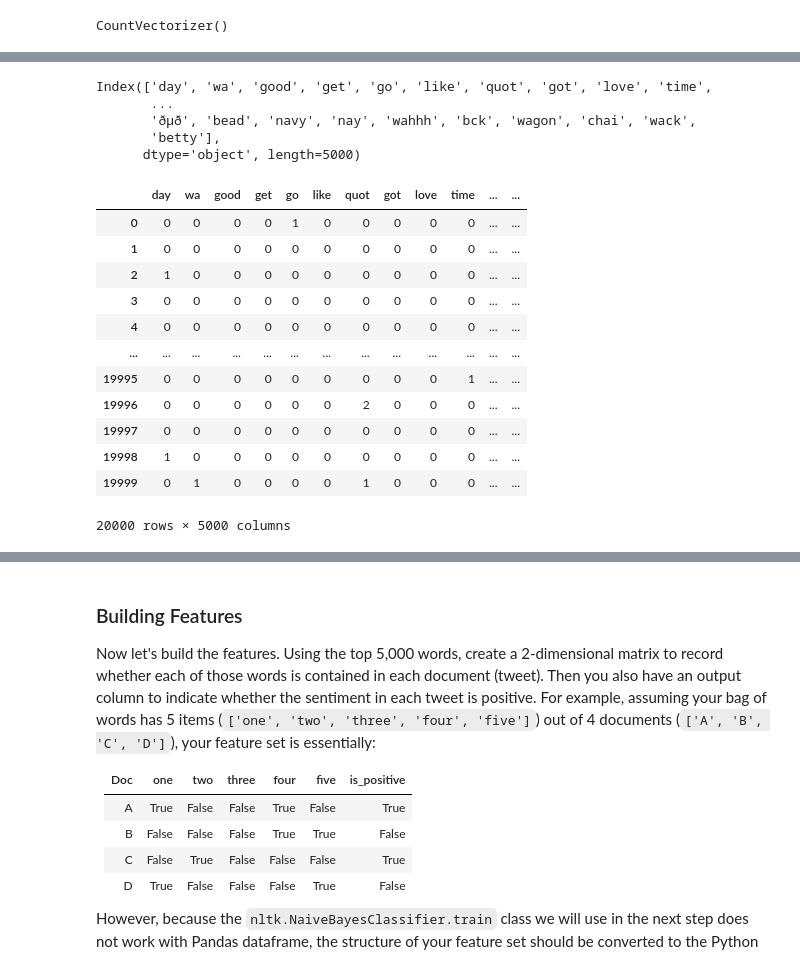
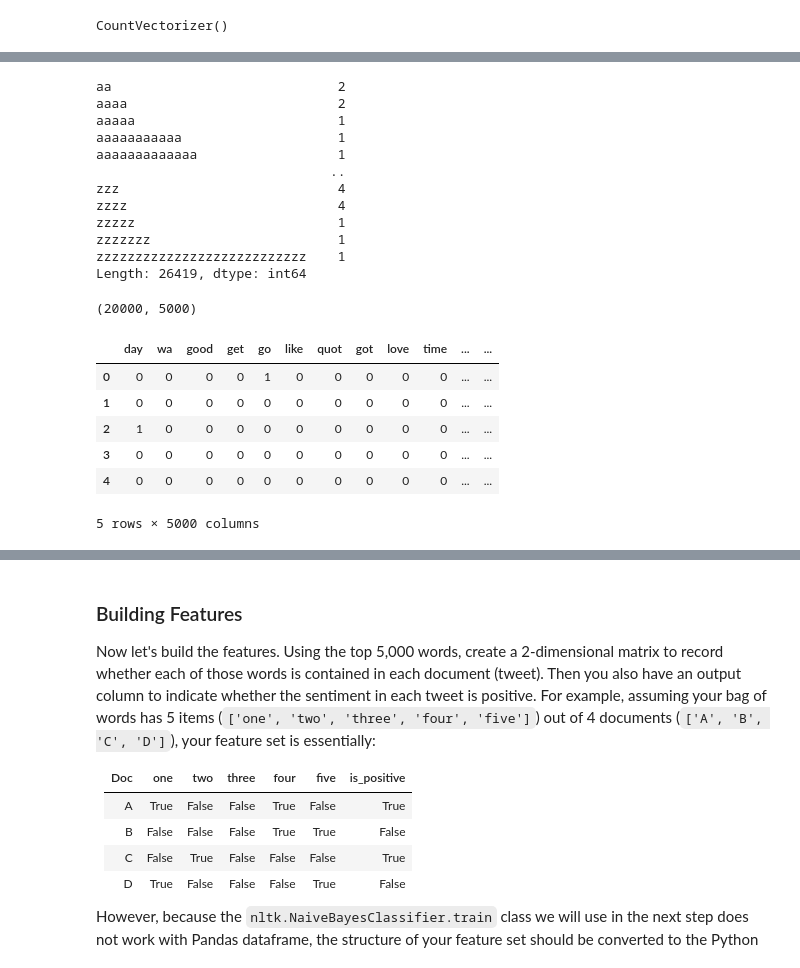
Before and after one commit to AGordon777/lab-nlp, a Jupyter notebook: your-code/challenge-2.ipynb, the cells around one changed output, grey strips where cells are left out. Cells and saved outputs as stored; diff of their text form; code cells hidden in the pictures.

```diff
--- a/your-code/challenge-2.ipynb
+++ b/your-code/challenge-2.ipynb
@@ -216,26 +197,35 @@ Length: 26820, dtype: int64
+# %%
+# summing each column will give the total frequency of words from all blobs
+word_frequencies = bow_df.sum()
+word_frequencies
+# %% [output]
+aa                             2
+aaaa                           2
+aaaaa                          1
+aaaaaaaaaaa                    1
+aaaaaaaaaaaaa                  1
+                              ..
+zzz                            4
+zzzz                           4
+zzzzz                          1
+zzzzzzz                        1
+zzzzzzzzzzzzzzzzzzzzzzzzzzz    1
+Length: 26419, dtype: int64
 # %%
+# choose just the top 5000 words
 top_5000_words = word_frequencies.sort_values(ascending=False).head(5000)
-
-top_5000_words.index
-# %% [output]
-Index(['day', 'wa', 'good', 'get', 'go', 'like', 'quot', 'got', 'love', 'time',
-       ...
-       'ðµð', 'bead', 'navy', 'nay', 'wahhh', 'bck', 'wagon', 'chai', 'wack',
-       'betty'],
-      dtype='object', length=5000)
-# %%
-bow_df[top_5000_words.index]
-# %% [output]
-|  | day | wa | good | get | go | like | quot | got | love | time | ... | ... |
-| 0 | 0 | 0 | 0 | 0 | 1 | 0 | 0 | 0 | 0 | 0 | ... | ... |
-| 1 | 0 | 0 | 0 | 0 | 0 | 0 | 0 | 0 | 0 | 0 | ... | ... |
-| 2 | 1 | 0 | 0 | 0 | 0 | 0 | 0 | 0 | 0 | 0 | ... | ... |
-| 3 | 0 | 0 | 0 | 0 | 0 | 0 | 0 | 0 | 0 | 0 | ... | ... |
-| 4 | 0 | 0 | 0 | 0 | 0 | 0 | 0 | 0 | 0 | 0 | ... | ... |
-| ... | ... | ... | ... | ... | ... | ... | ... | ... | ... | ... | ... | ... |
-| 19995 | 0 | 0 | 0 | 0 | 0 | 0 | 0 | 0 | 0 | 1 | ... | ... |
-| 19996 | 0 | 0 | 0 | 0 | 0 | 0 | 2 | 0 | 0 | 0 | ... | ... |
-| 19997 | 0 | 0 | 0 | 0 | 0 | 0 | 0 | 0 | 0 | 0 | ... | ... |
-| 19998 | 1 | 0 | 0 | 0 | 0 | 0 | 0 | 0 | 0 | 0 | ... | ... |
-| 19999 | 0 | 1 | 0 | 0 | 0 | 0 | 1 | 0 | 0 | 0 | ... | ... |
-20000 rows × 5000 columns
+# %%
+# and filter our bag of words dataframe to just get columns for these 5000
+# df shape is 20000 samples of text across 5000 words
+top_5000_words_df = bow_df[top_5000_words.index]
+display(top_5000_words_df.shape)
+top_5000_words_df.head()
+# %% [output]
+(20000, 5000)
+|  | day | wa | good | get | go | like | quot | got | love | time | ... | ... |
+| 0 | 0 | 0 | 0 | 0 | 1 | 0 | 0 | 0 | 0 | 0 | ... | ... |
+| 1 | 0 | 0 | 0 | 0 | 0 | 0 | 0 | 0 | 0 | 0 | ... | ... |
+| 2 | 1 | 0 | 0 | 0 | 0 | 0 | 0 | 0 | 0 | 0 | ... | ... |
+| 3 | 0 | 0 | 0 | 0 | 0 | 0 | 0 | 0 | 0 | 0 | ... | ... |
+| 4 | 0 | 0 | 0 | 0 | 0 | 0 | 0 | 0 | 0 | 0 | ... | ... |
+5 rows × 5000 columns
```
Also changed, not shown: parts of 36 cells of this notebook, 2 other files.
